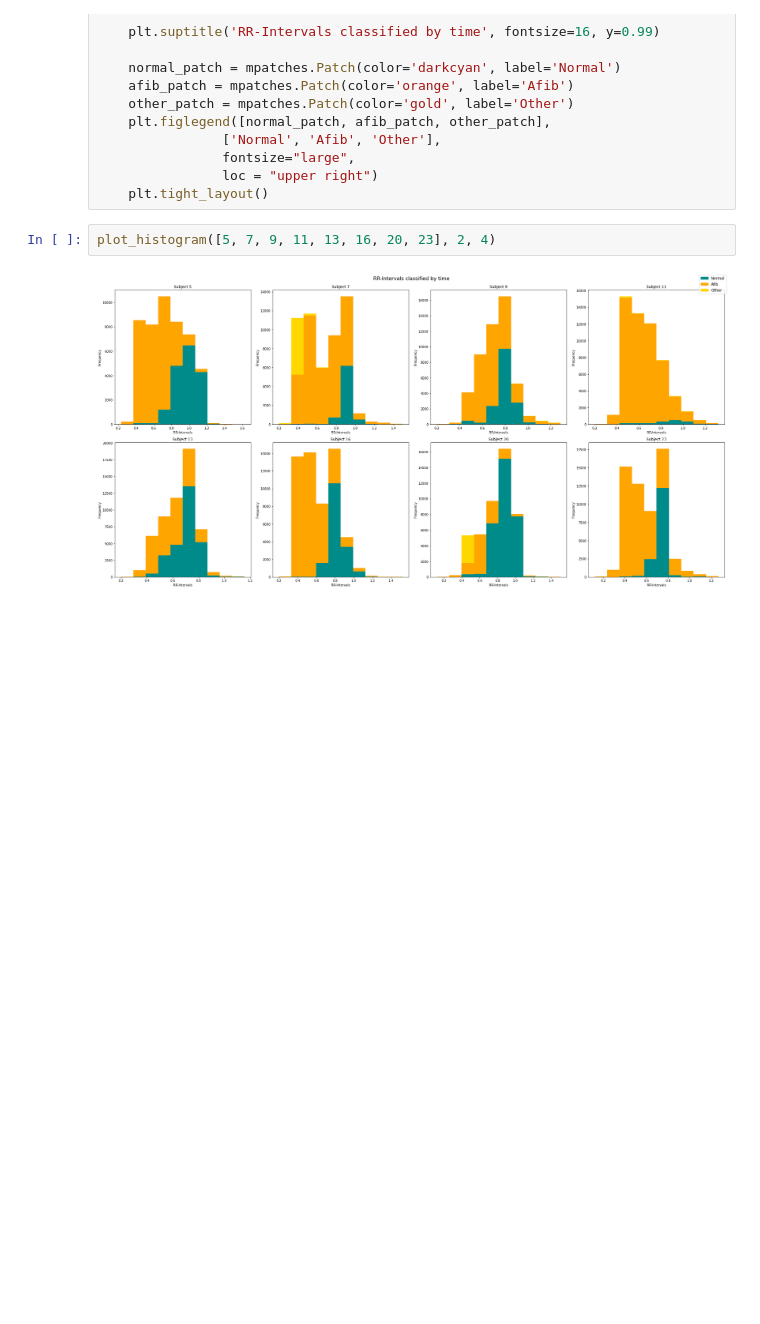
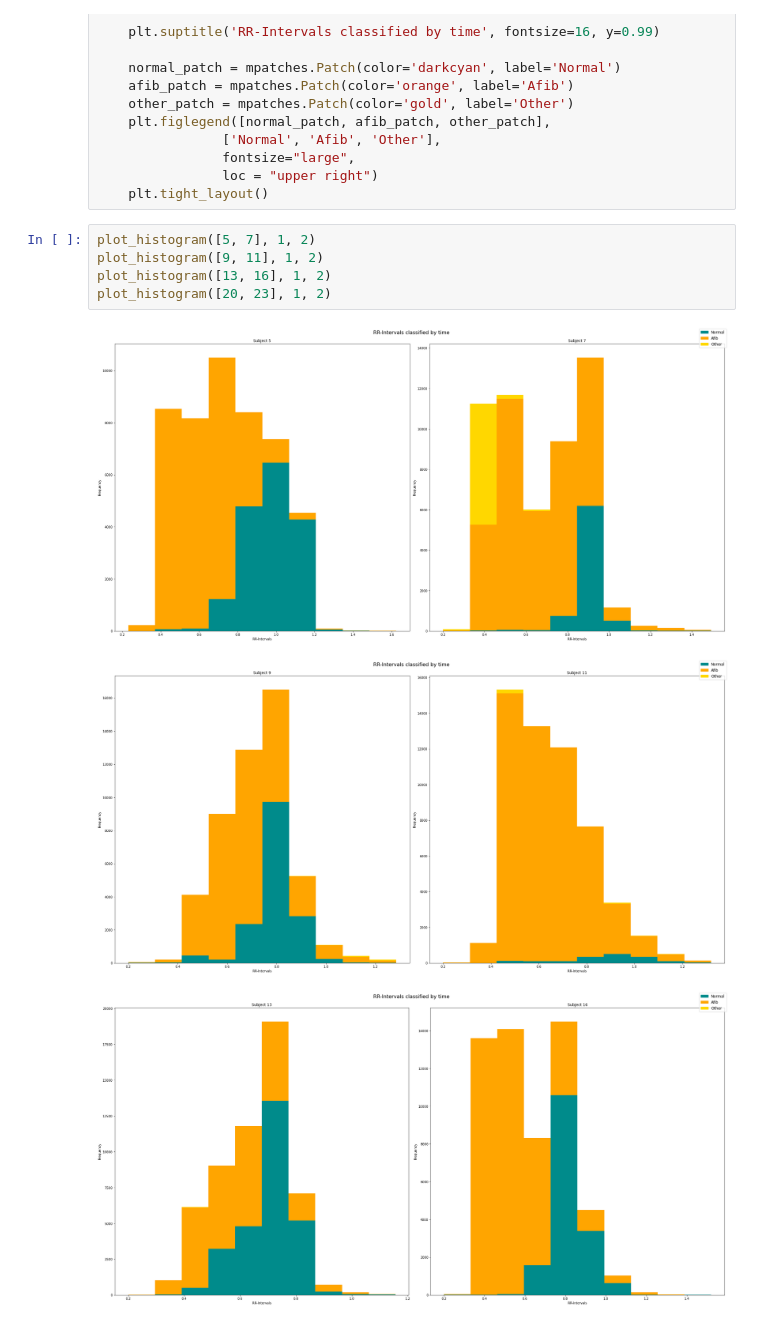
Before and after one commit to SVSM-AFib/2022-svsm-afib-group1, a Jupyter notebook: rr_histogram.ipynb, the cells around one changed output. Drawn from its saved outputs; the diff is of its cells as text; blank space fills up the shorter version.

Commit message:
update histogram notebook

```diff
--- a/rr_histogram.ipynb
+++ b/rr_histogram.ipynb
@@ -74,6 +74,11 @@ def plot_histogram(selection, nrows, ncols):
                 loc = "upper right")
     plt.tight_layout()
 # %%
-plot_histogram([5, 7, 9, 11, 13, 16, 20, 23], 2, 4)
+plot_histogram([5, 7], 1, 2)
+plot_histogram([9, 11], 1, 2)
+plot_histogram([13, 16], 1, 2)
+plot_histogram([20, 23], 1, 2)
 # %% [output]
-[figure, old version]
+[figure, new version]
+[figure, added]
+[figure, added]
```
Also changed, not shown: parts of 1 cell of this notebook.
